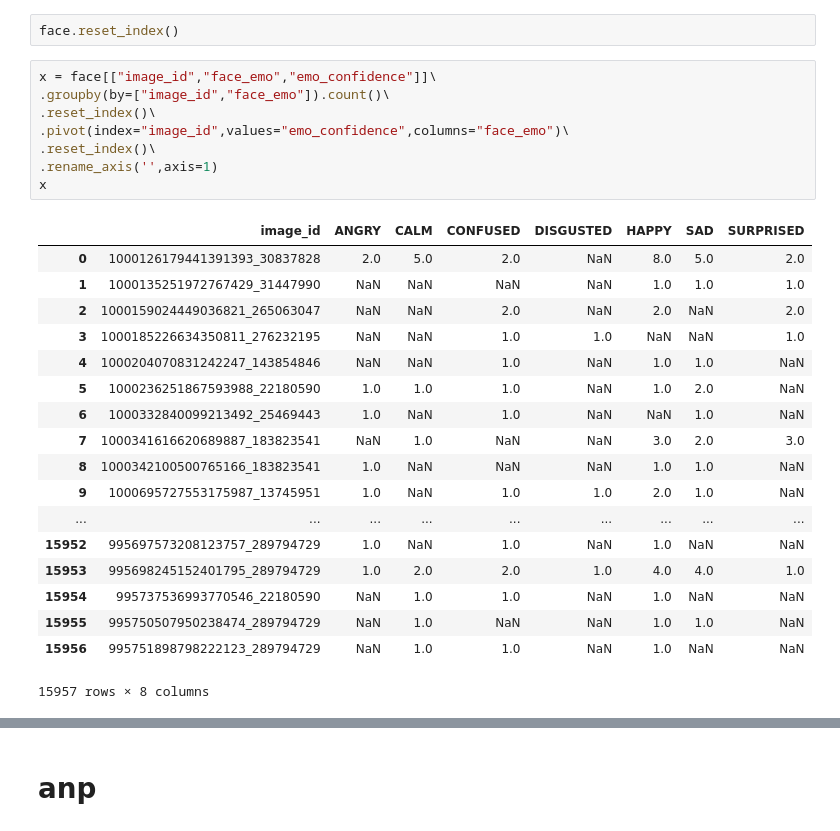
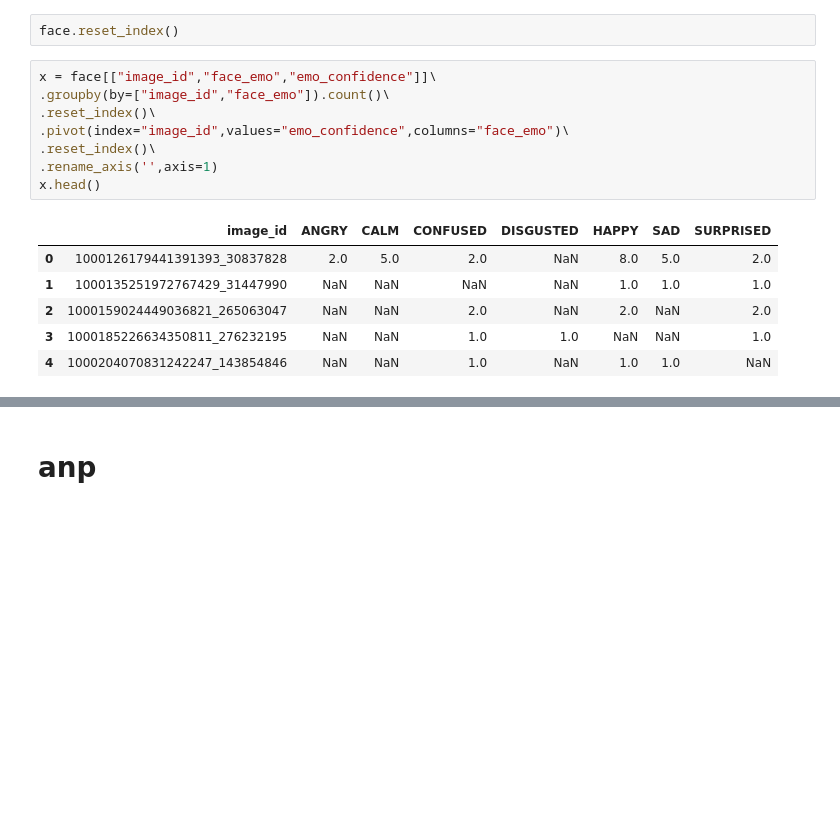
Before and after one commit to JeroenSchmidt/UvA-DSF-group, a Jupyter notebook: uc2/exploration_notebooks/jeroen/create_features_ground_zero.ipynb, the cells around one changed output, grey strips where cells are left out. Cells and saved outputs as stored; diff of their text form; blank space fills up the shorter version.

```diff
--- a/uc2/exploration_notebooks/jeroen/first-look.ipynb
+++ b/uc2/exploration_notebooks/jeroen/create_features_ground_zero.ipynb
@@ -241,27 +242,15 @@ face.reset_index()
 # %%
 x = face[["image_id","face_emo","emo_confidence"]]\
 .groupby(by=["image_id","face_emo"]).count()\
 .reset_index()\
 .pivot(index="image_id",values="emo_confidence",columns="face_emo")\
 .reset_index()\
 .rename_axis('',axis=1)
-x
+x.head()
 # %% [output]
 |  | image_id | ANGRY | CALM | CONFUSED | DISGUSTED | HAPPY | SAD | SURPRISED |
 | 0 | 1000126179441391393_30837828 | 2.0 | 5.0 | 2.0 | NaN | 8.0 | 5.0 | 2.0 |
 | 1 | 1000135251972767429_31447990 | NaN | NaN | NaN | NaN | 1.0 | 1.0 | 1.0 |
 | 2 | 1000159024449036821_265063047 | NaN | NaN | 2.0 | NaN | 2.0 | NaN | 2.0 |
 | 3 | 1000185226634350811_276232195 | NaN | NaN | 1.0 | 1.0 | NaN | NaN | 1.0 |
 | 4 | 1000204070831242247_143854846 | NaN | NaN | 1.0 | NaN | 1.0 | 1.0 | NaN |
-| 5 | 1000236251867593988_22180590 | 1.0 | 1.0 | 1.0 | NaN | 1.0 | 2.0 | NaN |
-| 6 | 1000332840099213492_25469443 | 1.0 | NaN | 1.0 | NaN | NaN | 1.0 | NaN |
-| 7 | 1000341616620689887_183823541 | NaN | 1.0 | NaN | NaN | 3.0 | 2.0 | 3.0 |
-| 8 | 1000342100500765166_183823541 | 1.0 | NaN | NaN | NaN | 1.0 | 1.0 | NaN |
-| 9 | 1000695727553175987_13745951 | 1.0 | NaN | 1.0 | 1.0 | 2.0 | 1.0 | NaN |
-| ... | ... | ... | ... | ... | ... | ... | ... | ... |
-| 15952 | 995697573208123757_289794729 | 1.0 | NaN | 1.0 | NaN | 1.0 | NaN | NaN |
-| 15953 | 995698245152401795_289794729 | 1.0 | 2.0 | 2.0 | 1.0 | 4.0 | 4.0 | 1.0 |
-| 15954 | 995737536993770546_22180590 | NaN | 1.0 | 1.0 | NaN | 1.0 | NaN | NaN |
-| 15955 | 995750507950238474_289794729 | NaN | 1.0 | NaN | NaN | 1.0 | 1.0 | NaN |
-| 15956 | 995751898798222123_289794729 | NaN | 1.0 | 1.0 | NaN | 1.0 | NaN | NaN |
-15957 rows × 8 columns
```
Also changed, not shown: parts of 3 cells of this notebook, 1 other file.
